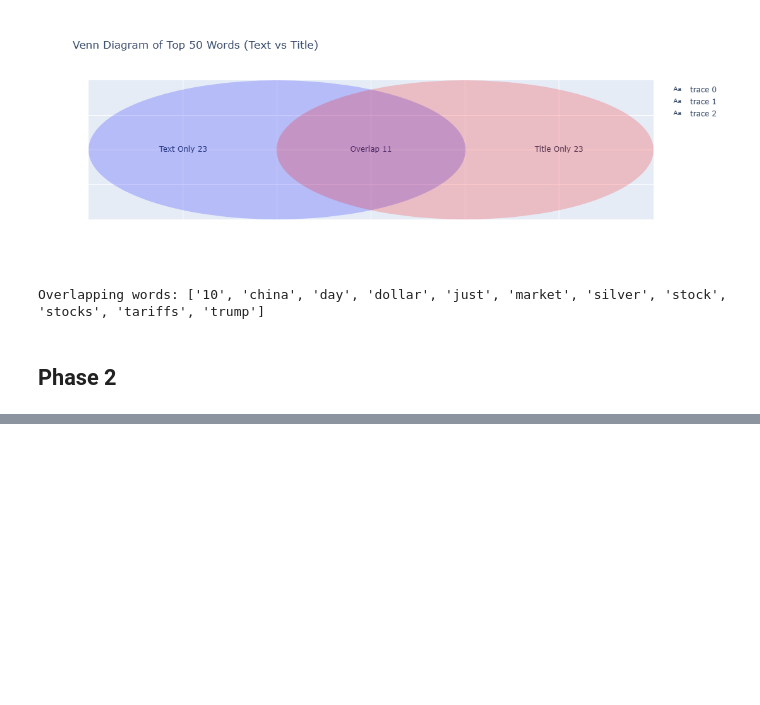
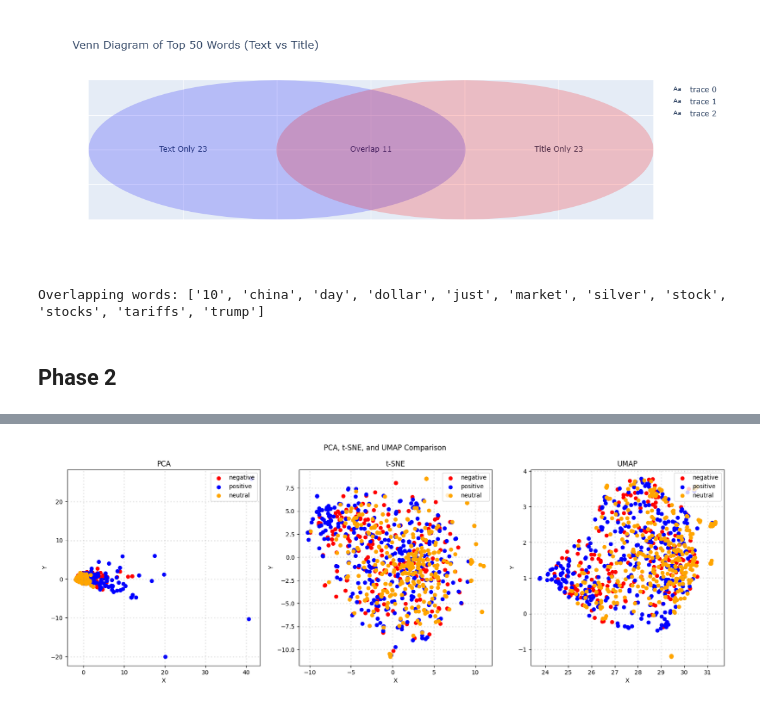
Before and after one commit to Bonnie-go-get/DM2025-Lab1-Exercise, a Jupyter notebook: DM2025-Lab1-Homework.ipynb, the cells around one changed output, grey strips where cells are left out. Drawn from its saved outputs; the diff is of its cells as text; code cells hidden in the pictures; blank space fills up the shorter version.

```diff
--- a/DM2025-Lab1-Homework.ipynb
+++ b/DM2025-Lab1-Homework.ipynb
@@ -707,0 +746,8 @@ Overlapping words: ['10', 'china', 'day', 'dollar', 'just', 'market', 'silver',
+# %%
+new_df = raw_df[['type', 'datetime', 'subreddit', 'title', 'text', 'sentiment']].copy()
+
+print("Shape (rows, columns):", new_df.shape)
+
+cols_new = new_df.columns.tolist()
+print("\nColumn titles:", cols_new)
+new_df
@@ -707,0 +1290,32 @@ Overlapping words: ['10', 'china', 'day', 'dollar', 'just', 'market', 'silver',
+# %%
+pca_tdm = PCA(n_components=2).fit_transform(df_tdm.values)
+tsne_tdm = TSNE(n_components=2).fit_transform(df_tdm.values)
+umap_tdm = umap.UMAP(n_components=2).fit_transform(df_tdm.values)
+# %%
+# Plot the results in subplots
+col = ['red', 'blue', 'orange']
+
+fig, axes = plt.subplots(1, 3, figsize=(20, 6))  # Create 3 subplots for PCA, t-SNE, and UMAP
+fig.suptitle('PCA, t-SNE, and UMAP Comparison')
+
+# Define a function to create a scatter plot for each method
+def plot_scatter(ax, df_reduced, title):
+    for c, sentiment_name in zip(col, categories_text):
+        xs = df_reduced[new_df['sentiment_modify'] == sentiment_name].T[0]
+        ys = df_reduced[new_df['sentiment_modify'] == sentiment_name].T[1]
+        ax.scatter(xs, ys, c=c, marker='o', label=sentiment_name)
+
+    ax.grid(color='gray', linestyle=':', linewidth=2, alpha=0.2)
+    ax.set_title(title)
+    ax.set_xlabel('X')
+    ax.set_ylabel('Y')
+    ax.legend(loc='upper right')
+
+# Step 4: Create scatter plots for PCA, t-SNE, and UMAP
+plot_scatter(axes[0], pca_tdm, 'PCA')
+plot_scatter(axes[1], tsne_tdm, 't-SNE')
+plot_scatter(axes[2], umap_tdm, 'UMAP')
+
+plt.show()
+# %% [output]
+[figure, added]
```
Also changed, not shown: parts of 58 cells of this notebook.
